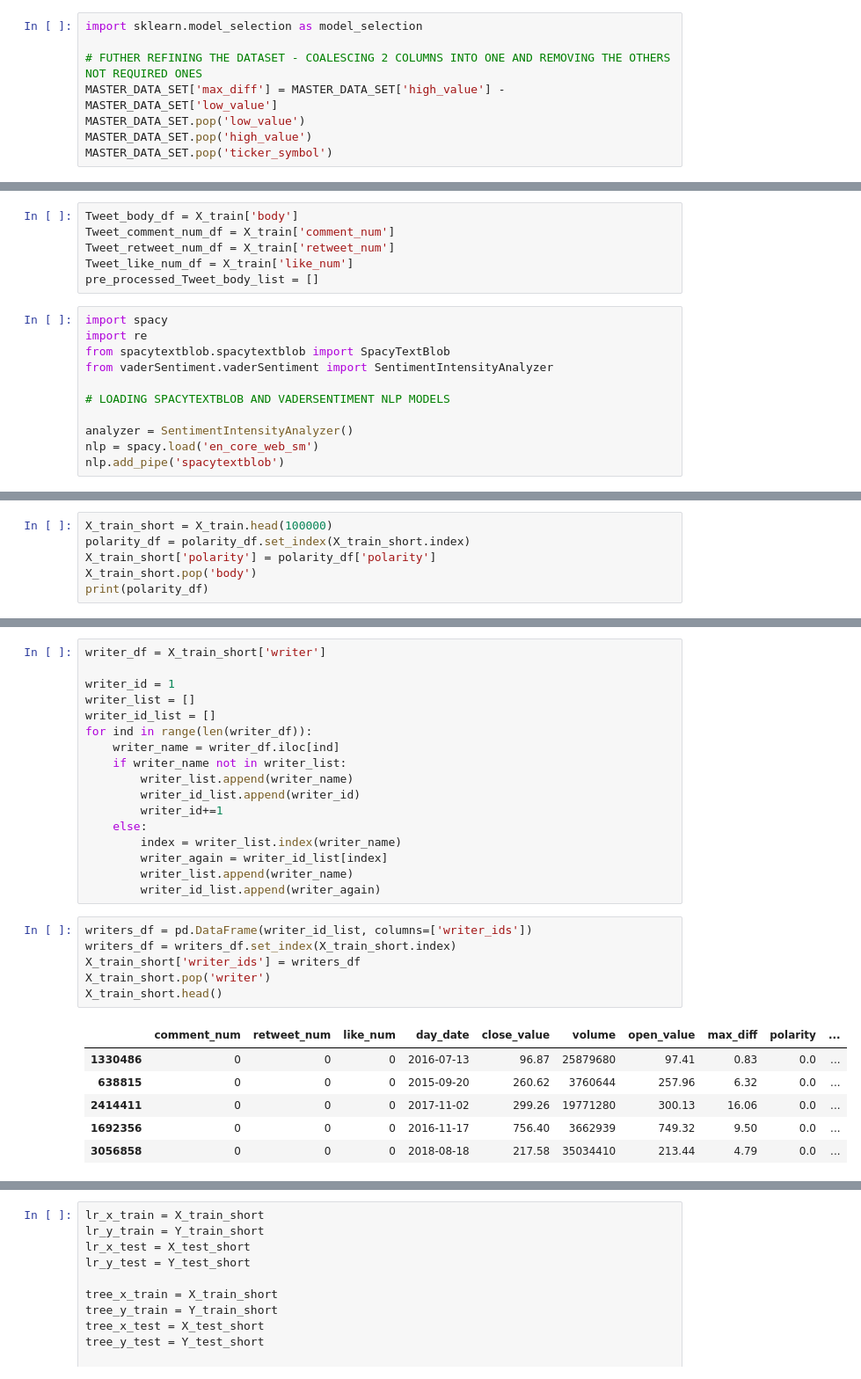
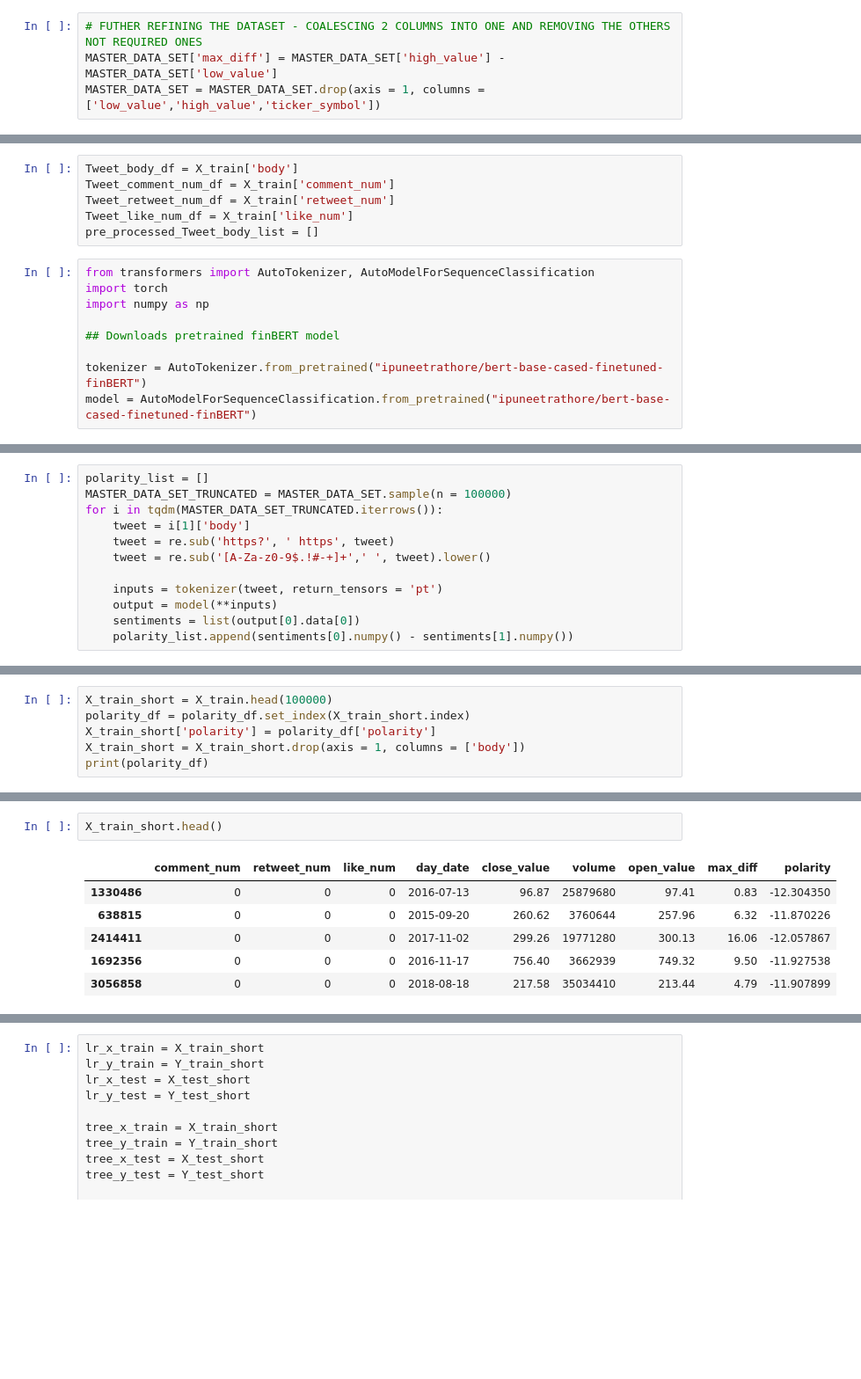
Before and after one commit to jasmeeetSingh/StockMovementPredictionBasedOnTweets, a Jupyter notebook: Data Exploration.ipynb, the cells around one changed output, grey strips where cells are left out. Shown: that part at 88% size. Saved outputs shown, nothing was run; the diff lists cells and outputs as text; blank space fills up the shorter version.

Commit message:
Adding the FinBERT sentimetn

```diff
--- a/Data Exploration.ipynb
+++ b/Data Exploration.ipynb
@@ -124,10 +149,6 @@ MASTER_DATA_SET.head()
 # SEPERATING THE LABEL FROM THE MASTER DATASET
 Label = MASTER_DATA_SET.pop('price_movement')
 # %%
-import sklearn.model_selection as model_selection
-
 # FUTHER REFINING THE DATASET - COALESCING 2 COLUMNS INTO ONE AND REMOVING THE OTHERS NOT REQUIRED ONES
 MASTER_DATA_SET['max_diff'] = MASTER_DATA_SET['high_value'] - MASTER_DATA_SET['low_value']
-MASTER_DATA_SET.pop('low_value')
-MASTER_DATA_SET.pop('high_value')
-MASTER_DATA_SET.pop('ticker_symbol')
+MASTER_DATA_SET = MASTER_DATA_SET.drop(axis = 1, columns = ['low_value','high_value','ticker_symbol'])
@@ -156,13 +185,11 @@ Tweet_retweet_num_df = X_train['retweet_num']
 Tweet_like_num_df = X_train['like_num']
 pre_processed_Tweet_body_list = []
 # %%
-import spacy
-import re
-from spacytextblob.spacytextblob import SpacyTextBlob
-from vaderSentiment.vaderSentiment import SentimentIntensityAnalyzer
+from transformers import AutoTokenizer, AutoModelForSequenceClassification
+import torch
+import numpy as np
 
-# LOADING SPACYTEXTBLOB AND VADERSENTIMENT NLP MODELS
+## Downloads pretrained finBERT model
 
-analyzer = SentimentIntensityAnalyzer()
-nlp = spacy.load('en_core_web_sm')
-nlp.add_pipe('spacytextblob')
+tokenizer = AutoTokenizer.from_pretrained("ipuneetrathore/bert-base-cased-finetuned-finBERT")
+model = AutoModelForSequenceClassification.from_pretrained("ipuneetrathore/bert-base-cased-finetuned-finBERT")
@@ -247,2 +205,14 @@ Total runtime of the program is 270.9745762348175
+# %%
+polarity_list = []
+MASTER_DATA_SET_TRUNCATED = MASTER_DATA_SET.sample(n = 100000)
+for i in tqdm(MASTER_DATA_SET_TRUNCATED.iterrows()):
+    tweet = i[1]['body']
+    tweet = re.sub('https?', ' https', tweet)
+    tweet = re.sub('[A-Za-z0-9$.!#-+]+',' ', tweet).lower()
+
+    inputs = tokenizer(tweet, return_tensors = 'pt')
+    output = model(**inputs)
+    sentiments = list(output[0].data[0])
+    polarity_list.append(sentiments[0].numpy() - sentiments[1].numpy())
 # %%
 polarity_df = pd.DataFrame(polarity_list, columns = ['polarity'])
@@ -336,6 +234,6 @@ vs = analyzer.polarity_scores(sentence_new)
 X_train_short = X_train.head(100000)
 polarity_df = polarity_df.set_index(X_train_short.index)
 X_train_short['polarity'] = polarity_df['polarity']
-X_train_short.pop('body')
+X_train_short = X_train_short.drop(axis = 1, columns = ['body'])
 print(polarity_df)
 # %% [output]
@@ -354,32 +252,11 @@ print(polarity_df)
 
 [100000 rows x 1 columns]
-# %%
-writer_df = X_train_short['writer']
-
-writer_id = 1
-writer_list = []
-writer_id_list = []
-for ind in range(len(writer_df)):
-    writer_name = writer_df.iloc[ind]
-    if writer_name not in writer_list:
-        writer_list.append(writer_name)
-        writer_id_list.append(writer_id)
-        writer_id+=1
-    else:
-        index = writer_list.index(writer_name)
-        writer_again = writer_id_list[index]
-        writer_list.append(writer_name)
-        writer_id_list.append(writer_again)
 # %%
-writers_df = pd.DataFrame(writer_id_list, columns=['writer_ids'])
-writers_df = writers_df.set_index(X_train_short.index)
-X_train_short['writer_ids'] = writers_df
-X_train_short.pop('writer')
 X_train_short.head()
 # %% [output]
-|  | comment_num | retweet_num | like_num | day_date | close_value | volume | open_value | max_diff | polarity | ... |
-| 1330486 | 0 | 0 | 0 | 2016-07-13 | 96.87 | 25879680 | 97.41 | 0.83 | 0.0 | ... |
-| 638815 | 0 | 0 | 0 | 2015-09-20 | 260.62 | 3760644 | 257.96 | 6.32 | 0.0 | ... |
-| 2414411 | 0 | 0 | 0 | 2017-11-02 | 299.26 | 19771280 | 300.13 | 16.06 | 0.0 | ... |
-| 1692356 | 0 | 0 | 0 | 2016-11-17 | 756.40 | 3662939 | 749.32 | 9.50 | 0.0 | ... |
-| 3056858 | 0 | 0 | 0 | 2018-08-18 | 217.58 | 35034410 | 213.44 | 4.79 | 0.0 | ... |
+|  | comment_num | retweet_num | like_num | day_date | close_value | volume | open_value | max_diff | polarity |
+| 1330486 | 0 | 0 | 0 | 2016-07-13 | 96.87 | 25879680 | 97.41 | 0.83 | -12.304350 |
+| 638815 | 0 | 0 | 0 | 2015-09-20 | 260.62 | 3760644 | 257.96 | 6.32 | -11.870226 |
+| 2414411 | 0 | 0 | 0 | 2017-11-02 | 299.26 | 19771280 | 300.13 | 16.06 | -12.057867 |
+| 1692356 | 0 | 0 | 0 | 2016-11-17 | 756.40 | 3662939 | 749.32 | 9.50 | -11.927538 |
+| 3056858 | 0 | 0 | 0 | 2018-08-18 | 217.58 | 35034410 | 213.44 | 4.79 | -11.907899 |
```
Also changed, not shown: parts of 32 cells of this notebook, 1 other file.
